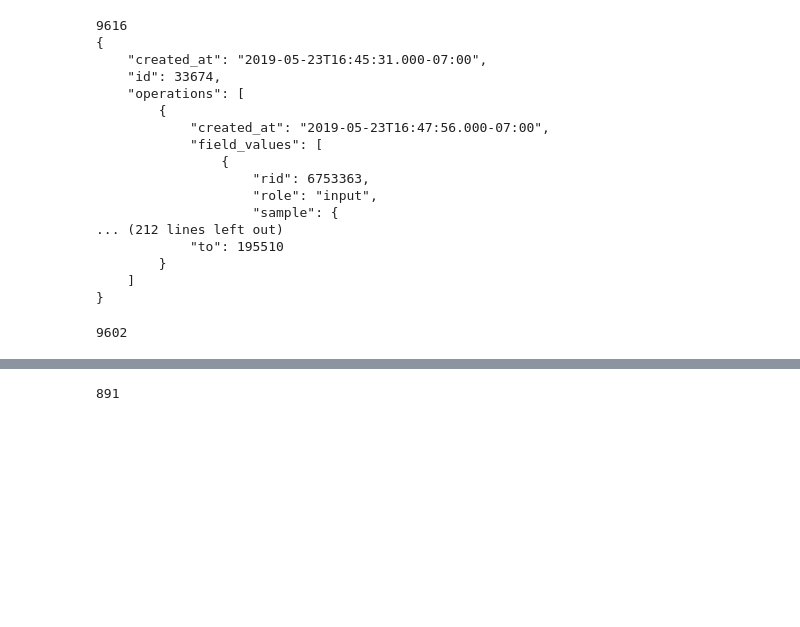
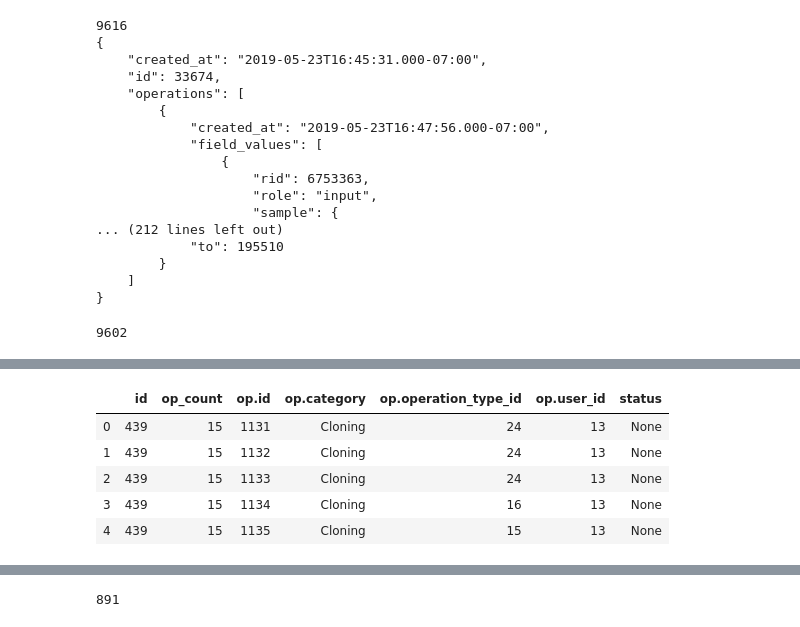
Before and after one commit to hicsail/crucible, a Jupyter notebook: scratch/test-train-split/test_train_split_v2.ipynb, the cells around one changed output, grey strips where cells are left out. Cells and saved outputs as stored; diff of their text form; code cells hidden in the pictures; blank space fills up the shorter version.

```diff
--- a/scratch/test-train-split/test_train_split_v2.ipynb
+++ b/scratch/test-train-split/test_train_split_v2.ipynb
@@ -172,0 +81,6 @@ print(len(sorted(nx.connected_components(G))))
+# %%
+op_counts_df = real_operations_df.groupby('id')['op.operation_type_id'].nunique().reset_index()
+island_list = op_counts_df.loc[op_counts_df['op.operation_type_id'] == 1]['id'] #the op id here is actually a count
+islands = real_operations_df[real_operations_df.id.isin(list(island_list))]['op.operation_type_id'].unique()
+print(len(islands))
+print(islands)
@@ -172,0 +151,4 @@ print(len(sorted(nx.connected_components(G))))
+# %%
+real_operations_without_islands_df = real_operations_df[~real_operations_df.id.isin(list(island_list))]
+NUM_REAL_PLANS = real_operations_without_islands_df['id'].nunique() #5,969 plans
+NUM_REAL_PLANS
@@ -172,0 +157,9 @@ print(len(sorted(nx.connected_components(G))))
+# %%
+# get some basic stats of the final dataset we're working with
+ops_per_plan = real_operations_without_islands_df.groupby("id")['op.id'].nunique()
+print("mean:", ops_per_plan.mean()) #~14
+print("standard dev:", ops_per_plan.std()) #~27
+print("max:", ops_per_plan.max()) #643
+print("id of plan with most operations:", ops_per_plan.idxmax()) #id of the plan with the most operations
+print("min:", ops_per_plan.min()) #2
+print("mode:", ops_per_plan.mode()) #3
@@ -172,0 +176,6 @@ print(len(sorted(nx.connected_components(G))))
+# %%
+# get all plans with more than 14 operations
+op_count_df = ops_per_plan.reset_index().rename({'op.id': 'op_count'}, axis=1)
+plans_more_than_14 = op_count_df.loc[op_count_df.op_count > 14]
+print(plans_more_than_14.shape)
+plans_more_than_14.head(5)
@@ -172,0 +190,11 @@ print(len(sorted(nx.connected_components(G))))
+# %%
+# inner join on the ~1300 plans
+all_ops_more_than_14 = plans_more_than_14.merge(real_operations_without_islands_df, on='id', how='inner')
+all_ops_more_than_14.head(5)
+# %% [output]
+|  | id | op_count | op.id | op.category | op.operation_type_id | op.user_id | status |
+| 0 | 439 | 15 | 1131 | Cloning | 24 | 13 | None |
+| 1 | 439 | 15 | 1132 | Cloning | 24 | 13 | None |
+| 2 | 439 | 15 | 1133 | Cloning | 24 | 13 | None |
+| 3 | 439 | 15 | 1134 | Cloning | 16 | 13 | None |
+| 4 | 439 | 15 | 1135 | Cloning | 15 | 13 | None |
```
Also changed, not shown: parts of 78 cells of this notebook.
